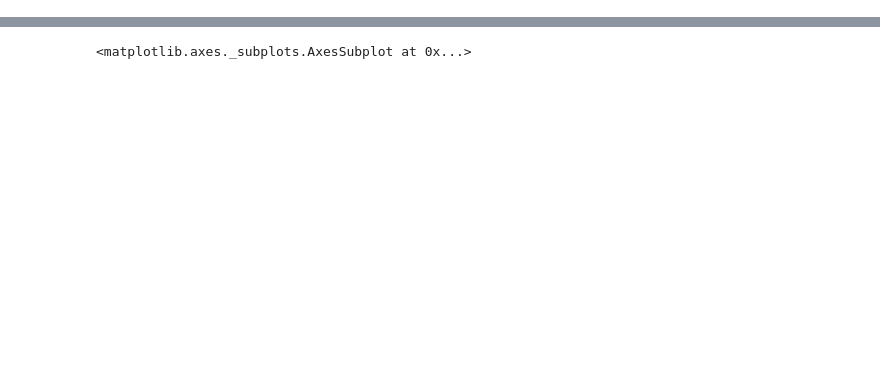
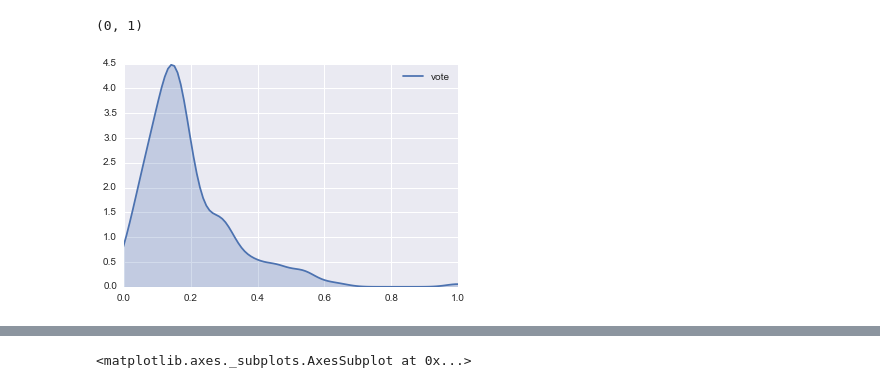
Before and after one commit to TomAugspurger/PyDataSeattle, a Jupyter notebook: notebooks/un.ipynb, the cells around one changed output, grey strips where cells are left out. Saved outputs shown, nothing was run; the diff lists cells and outputs as text; code cells hidden in the pictures; blank space fills up the shorter version.

```diff
--- a/notebooks/un.ipynb
+++ b/notebooks/un.ipynb
@@ -55,0 +102,5 @@ dtype: object
+# %%
+sns.kdeplot(rate, shade=True).set_xlim(0, 1)
+# %% [output]
+(0, 1)
+[figure, added]
```
Also changed, not shown: parts of 51 cells of this notebook, 6 other files.
